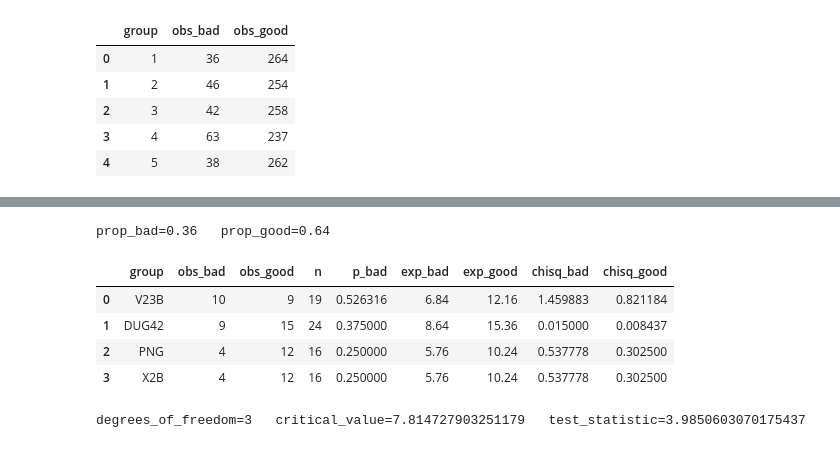
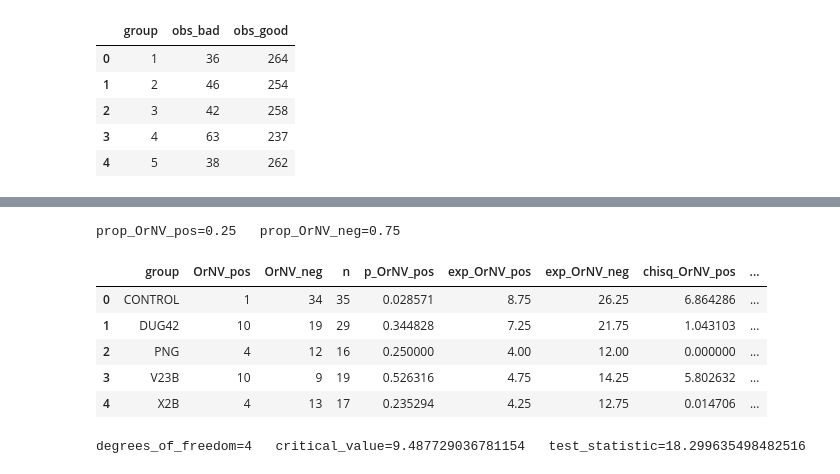
Before and after one commit to aubreymoore/ornv-bioassay-db, a Jupyter notebook: code/Marascuillo.ipynb, the cells around one changed output, grey strips where cells are left out. Drawn from its saved outputs; the diff is of its cells as text; code cells hidden in the pictures.

```diff
--- a/code/Marascuillo.ipynb
+++ b/code/Marascuillo.ipynb
@@ -41,0 +30,7 @@ df
+# %%
+group = ['CONTROL', 'DUG42', 'PNG', 'V23B', 'X2B']
+OrNV_detected =     [1, 10, 4, 10, 4]
+OrNV_not_detected = [34, 19, 12, 9, 13]
+# df = pd.DataFrame({'group': group, 'obs_bad': OrNV_detected, 'obs_good': OrNV_not_detected})
+df = pd.DataFrame({'group': group, 'OrNV_pos': OrNV_detected, 'OrNV_neg': OrNV_not_detected})
+df
@@ -42,32 +44,39 @@ df
 # %%
-# Calculate overall proportion of bad units for all groups
-
-prop_bad = df.obs_bad.sum() /(df.obs_bad.sum() + df.obs_good.sum())
-prop_good = 1 - prop_bad
-print(f'{prop_bad=}   {prop_good=}')
+prop_OrNV_pos = df.OrNV_pos.sum() /(df.OrNV_pos.sum() + df.OrNV_neg.sum())
+prop_OrNV_neg = 1 - prop_OrNV_pos
+print(f'{prop_OrNV_pos=}   {prop_OrNV_neg=}')
 # %% [output]
-prop_bad=0.36   prop_good=0.64
+prop_OrNV_pos=0.25   prop_OrNV_neg=0.75
 # %%
 # Calculate expected values and chi-squares
 
-df['n'] = df.obs_bad + df.obs_good
-df['p_bad'] = df.obs_bad / df.n
-df['exp_bad'] = prop_bad * df.n
-df['exp_good'] = prop_good * df.n
-df['chisq_bad'] = (df.obs_bad - df.exp_bad)**2 / df.exp_bad
-df['chisq_good'] = (df.obs_good - df.exp_good)**2 / df.exp_good
+# df['n'] = df.obs_bad + df.obs_good
+# df['p_bad'] = df.obs_bad / df.n
+# df['exp_bad'] = prop_bad * df.n
+# df['exp_good'] = prop_good * df.n
+# df['chisq_bad'] = (df.obs_bad - df.exp_bad)**2 / df.exp_bad
+# df['chisq_good'] = (df.obs_good - df.exp_good)**2 / df.exp_good
+# df
+
+df['n'] = df.OrNV_pos + df.OrNV_neg
+df['p_OrNV_pos'] = df.OrNV_pos / df.n
+df['exp_OrNV_pos'] = prop_OrNV_pos * df.n
+df['exp_OrNV_neg'] = prop_OrNV_neg * df.n
+df['chisq_OrNV_pos'] = (df.OrNV_pos - df.exp_OrNV_pos)**2 / df.exp_OrNV_pos
+df['chisq_OrNV_neg'] = (df.OrNV_neg - df.exp_OrNV_neg)**2 / df.exp_OrNV_neg
 df
 # %% [output]
-|  | group | obs_bad | obs_good | n | p_bad | exp_bad | exp_good | chisq_bad | chisq_good |
-| 0 | V23B | 10 | 9 | 19 | 0.526316 | 6.84 | 12.16 | 1.459883 | 0.821184 |
-| 1 | DUG42 | 9 | 15 | 24 | 0.375000 | 8.64 | 15.36 | 0.015000 | 0.008437 |
-| 2 | PNG | 4 | 12 | 16 | 0.250000 | 5.76 | 10.24 | 0.537778 | 0.302500 |
-| 3 | X2B | 4 | 12 | 16 | 0.250000 | 5.76 | 10.24 | 0.537778 | 0.302500 |
+|  | group | OrNV_pos | OrNV_neg | n | p_OrNV_pos | exp_OrNV_pos | exp_OrNV_neg | chisq_OrNV_pos | ... |
+| 0 | CONTROL | 1 | 34 | 35 | 0.028571 | 8.75 | 26.25 | 6.864286 | ... |
+| 1 | DUG42 | 10 | 19 | 29 | 0.344828 | 7.25 | 21.75 | 1.043103 | ... |
+| 2 | PNG | 4 | 12 | 16 | 0.250000 | 4.00 | 12.00 | 0.000000 | ... |
+| 3 | V23B | 10 | 9 | 19 | 0.526316 | 4.75 | 14.25 | 5.802632 | ... |
+| 4 | X2B | 4 | 13 | 17 | 0.235294 | 4.25 | 12.75 | 0.014706 | ... |
 # %%
-test_statistic = df.chisq_bad.sum() + df.chisq_good.sum()
+test_statistic = df.chisq_OrNV_pos.sum() + df.chisq_OrNV_neg.sum()
 degrees_of_freedom = len(df) - 1
 critical_value = scipy.stats.chi2.ppf(1-0.05, degrees_of_freedom)
 print(f'{degrees_of_freedom=}   {critical_value=}   {test_statistic=}')
 # %% [output]
-degrees_of_freedom=3   critical_value=7.814727903251179   test_statistic=3.9850603070175437
+degrees_of_freedom=4   critical_value=9.487729036781154   test_statistic=18.299635498482516
 # %%
```
Also changed, not shown: parts of 4 cells of this notebook, 24 other files.
